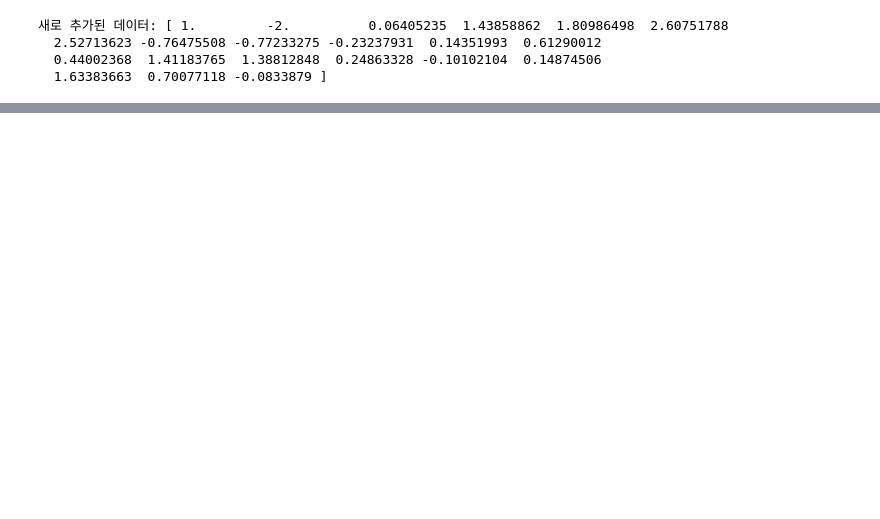
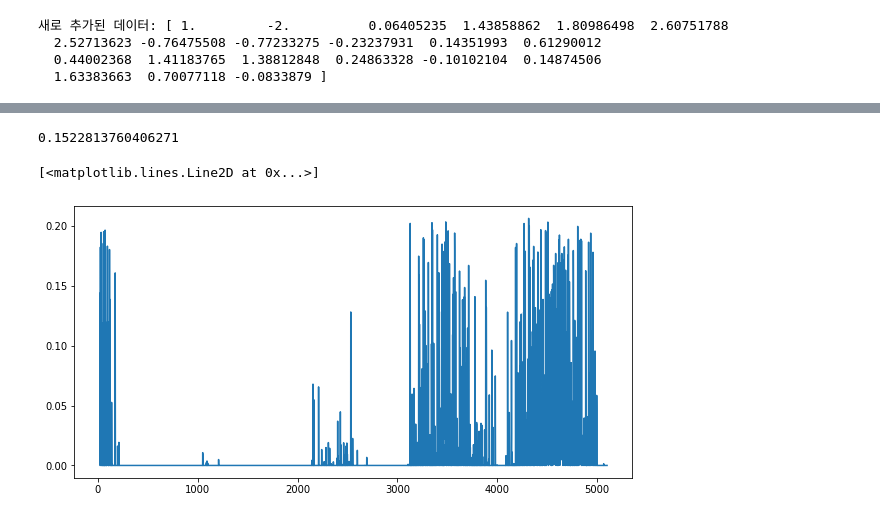
Before and after one commit to 21ckwj/project, a Jupyter notebook: [시계열]이상치/Untitled.ipynb, the cells around one changed output, grey strips where cells are left out. Cells and saved outputs as stored; diff of their text form; code cells hidden in the pictures; blank space fills up the shorter version.

```diff
--- a/[시계열]이상치/Untitled.ipynb
+++ b/[시계열]이상치/Untitled.ipynb
@@ -236,7 +215,7 @@ equation_matrix = np.zeros((k, k))
 for i in range(k):
     for j in range(k):
         if j <= i:
-            equation_matrix[i, j] = autocovariance_0[i-j]
+            equation_matrix[i, j] = new_autocovariance_0[i-j]
         else:
             equation_matrix[i,j] = 0
 
@@ -247,5 +226,5 @@ array([[1.18170909, 0.        ],
 # %%
 # update result
-ar_coefficients = np.linalg.solve(equation_matrix, autocovariance_1)
+ar_coefficients = np.linalg.solve(equation_matrix, new_autocovariance_1)
 ar_coefficients
 # %% [output]
@@ -264,5 +242,0 @@ multi_armodel.multivariate_pdf(series)
-# %%
-# update estimate covariance matrix
-
-cov_matrix = (1-r) * cov_matrix + r* (series[-1]-w) * (series[-1]-w)
-cov_matrix
@@ -271,0 +320,71 @@ array([[0.77442548, 0.04374886],
+# %%
+series = y[:20]
+order = 2
+
+# initial parameter
+
+mean= np.mean(series[-order:])
+
+autocovariance = []
+for lag in range(order + 1):
+    n = len(series)
+    acov = np.mean((series[order:n] - mean) * (series[order-lag:n-lag] - mean))
+    autocovariance.append(acov)
+
+autocovariance_1 = autocovariance[1:]
+autocovariance_0 = autocovariance[:-1]
+
+# covariance_matrix
+cov_matrix = np.zeros((order,order))
+for i in range(order):
+    for j in range(order):
+        cov_matrix[i][j] = autocovariance_1[np.abs(i-j)]
+
+# get ar coefficients
+
+equation_matrix = np.zeros((order, order))
+for i in range(order):
+    for j in range(order):
+        if j <= i:
+            equation_matrix[i, j] = autocovariance_0[i-j]
+        else:
+            equation_matrix[i,j] = 0
+
+ar_coefficients = np.linalg.solve(equation_matrix, autocovariance_1)
+
+# mean_vector(w)
+w= ar_coefficients * (series[-order:][::-1]-mean) + mean
+
+sdar_model = SDAR_Model(series, order, mean_vector=w, covariance_matrix=cov_matrix)
+pdf_value = sdar_model.gaussian_normal_pdf()
+pdf_value
+# %% [output]
+0.1522813760406271
+# %%
+# 데이터 하나씩 업데이트
+r = 0.005
+
+probability_list = []
+
+for t in range(20+1,5100):
+    series = y[:t]
+
+    mean = update_mean(series, mean, r)
+    autocovariance = update_covariance(series,autocovariance,r)
+
+    cov_matrix =  make_cov_matrix(autocovariance,order)
+
+    ar_coefficients = get_AR_coefficients(autocovariance, order)
+
+    w = get_mean_vector(ar_coefficients, order, mean)
+
+    sdar_model = SDAR_Model(series, order, mean_vector=w, covariance_matrix=cov_matrix)
+    pdf_value = sdar_model.gaussian_normal_pdf()
+    probability_list.append(pdf_value)
+# %%
+time_range = np.arange(21,5100)
+fig, axs = plt.subplots(figsize=(10,5))
+plt.plot(time_range, probability_list)
+# %% [output]
+[<matplotlib.lines.Line2D at 0x...>]
+[figure, added]
```
Also changed, not shown: parts of 19 cells of this notebook.
